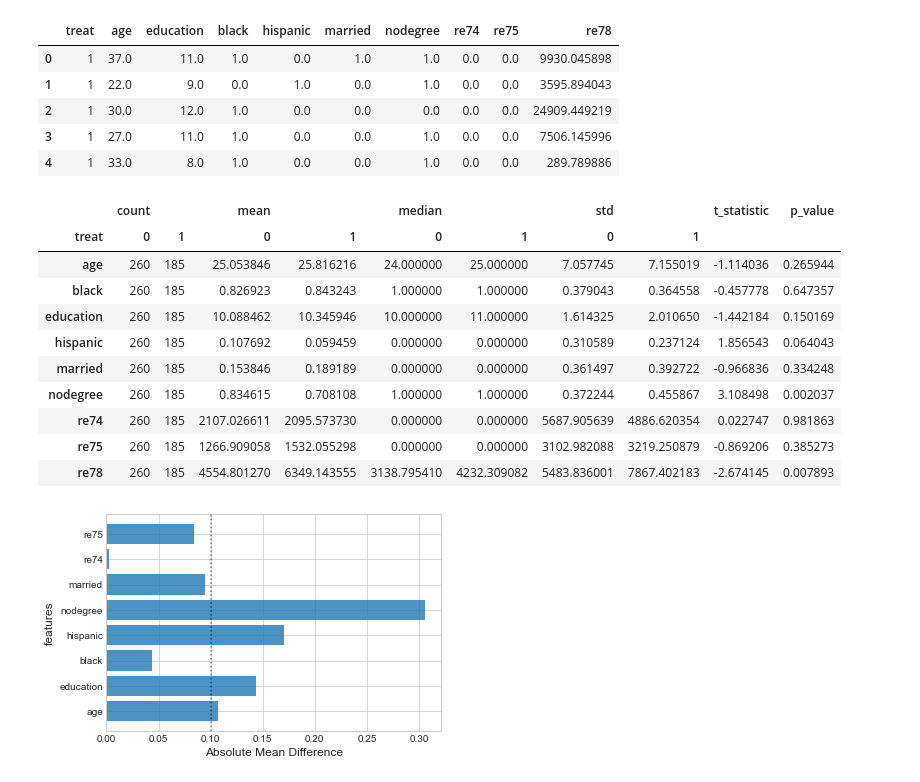
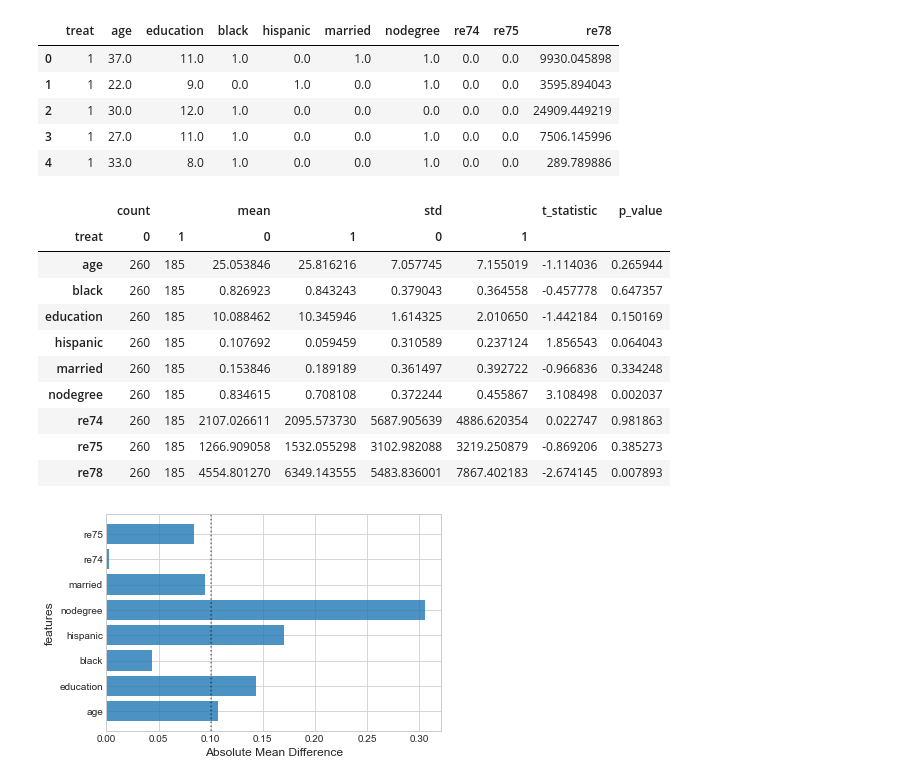
Before and after one commit to MasaAsami/D2ML, a Jupyter notebook: notebooks/RCTBenchmarks.ipynb, the cells around one changed output. Saved outputs shown, nothing was run; the diff lists cells and outputs as text; code cells hidden in the pictures.

```diff
--- a/notebooks/RCTBenchmarks.ipynb
+++ b/notebooks/RCTBenchmarks.ipynb
@@ -72,38 +71,38 @@ def p_value_color(df):
 # %%
 base_values = [col for col in rct_df.columns if col != "treat"]
 _pivot = pd.pivot_table(
     rct_df,
     columns="treat",
     values=base_values,
     # margins=True,
-    aggfunc=["count", np.mean, np.median, np.std],
+    aggfunc=["count", np.mean, np.std],
 )
 _pivot["t_statistic"] = 0
 _pivot["p_value"] = 0
 
 for _value in base_values:
     _stat, _p = stats.ttest_ind(
         *rct_df.dropna(subset=[_value])
         .groupby("treat")[_value]
         .apply(lambda x: list(x)),
         equal_var=False
     )
     _pivot.loc[_value, "t_statistic"] = _stat
     _pivot.loc[_value, "p_value"] = _p
 
 _pivot.style.apply(p_value_color, axis=None)
 # %% [output]
-|  | count |  | mean |  | median |  | std |  | t_statistic | p_value |
-| treat | 0 | 1 | 0 | 1 | 0 | 1 | 0 | 1 |  |  |
-| age | 260 | 185 | 25.053846 | 25.816216 | 24.000000 | 25.000000 | 7.057745 | 7.155019 | -1.114036 | 0.265944 |
-| black | 260 | 185 | 0.826923 | 0.843243 | 1.000000 | 1.000000 | 0.379043 | 0.364558 | -0.457778 | 0.647357 |
-| education | 260 | 185 | 10.088462 | 10.345946 | 10.000000 | 11.000000 | 1.614325 | 2.010650 | -1.442184 | 0.150169 |
-| hispanic | 260 | 185 | 0.107692 | 0.059459 | 0.000000 | 0.000000 | 0.310589 | 0.237124 | 1.856543 | 0.064043 |
-| married | 260 | 185 | 0.153846 | 0.189189 | 0.000000 | 0.000000 | 0.361497 | 0.392722 | -0.966836 | 0.334248 |
-| nodegree | 260 | 185 | 0.834615 | 0.708108 | 1.000000 | 1.000000 | 0.372244 | 0.455867 | 3.108498 | 0.002037 |
-| re74 | 260 | 185 | 2107.026611 | 2095.573730 | 0.000000 | 0.000000 | 5687.905639 | 4886.620354 | 0.022747 | 0.981863 |
-| re75 | 260 | 185 | 1266.909058 | 1532.055298 | 0.000000 | 0.000000 | 3102.982088 | 3219.250879 | -0.869206 | 0.385273 |
-| re78 | 260 | 185 | 4554.801270 | 6349.143555 | 3138.795410 | 4232.309082 | 5483.836001 | 7867.402183 | -2.674145 | 0.007893 |
+|  | count |  | mean |  | std |  | t_statistic | p_value |
+| treat | 0 | 1 | 0 | 1 | 0 | 1 |  |  |
+| age | 260 | 185 | 25.053846 | 25.816216 | 7.057745 | 7.155019 | -1.114036 | 0.265944 |
+| black | 260 | 185 | 0.826923 | 0.843243 | 0.379043 | 0.364558 | -0.457778 | 0.647357 |
+| education | 260 | 185 | 10.088462 | 10.345946 | 1.614325 | 2.010650 | -1.442184 | 0.150169 |
+| hispanic | 260 | 185 | 0.107692 | 0.059459 | 0.310589 | 0.237124 | 1.856543 | 0.064043 |
+| married | 260 | 185 | 0.153846 | 0.189189 | 0.361497 | 0.392722 | -0.966836 | 0.334248 |
+| nodegree | 260 | 185 | 0.834615 | 0.708108 | 0.372244 | 0.455867 | 3.108498 | 0.002037 |
+| re74 | 260 | 185 | 2107.026611 | 2095.573730 | 5687.905639 | 4886.620354 | 0.022747 | 0.981863 |
+| re75 | 260 | 185 | 1266.909058 | 1532.055298 | 3102.982088 | 3219.250879 | -0.869206 | 0.385273 |
+| re78 | 260 | 185 | 4554.801270 | 6349.143555 | 5483.836001 | 7867.402183 | -2.674145 | 0.007893 |
 # %%
 # 分析前の共変量バランス
 def cal_abs_mean_diff(df):
```
Also changed, not shown: parts of 19 cells of this notebook.
